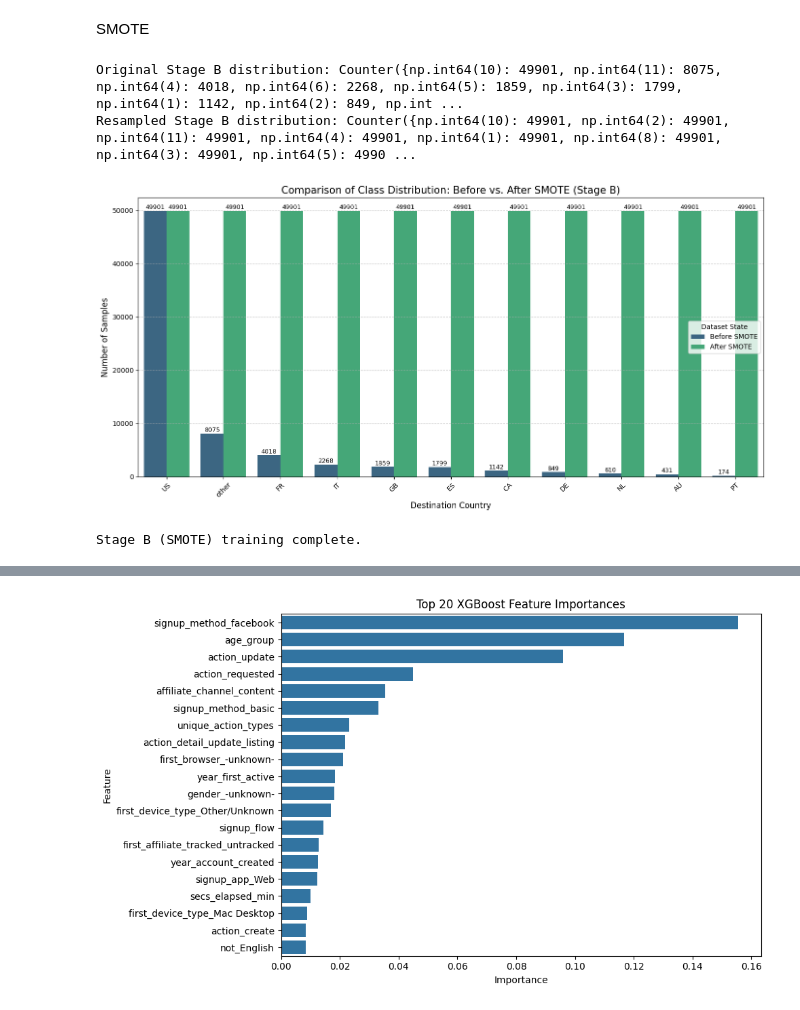
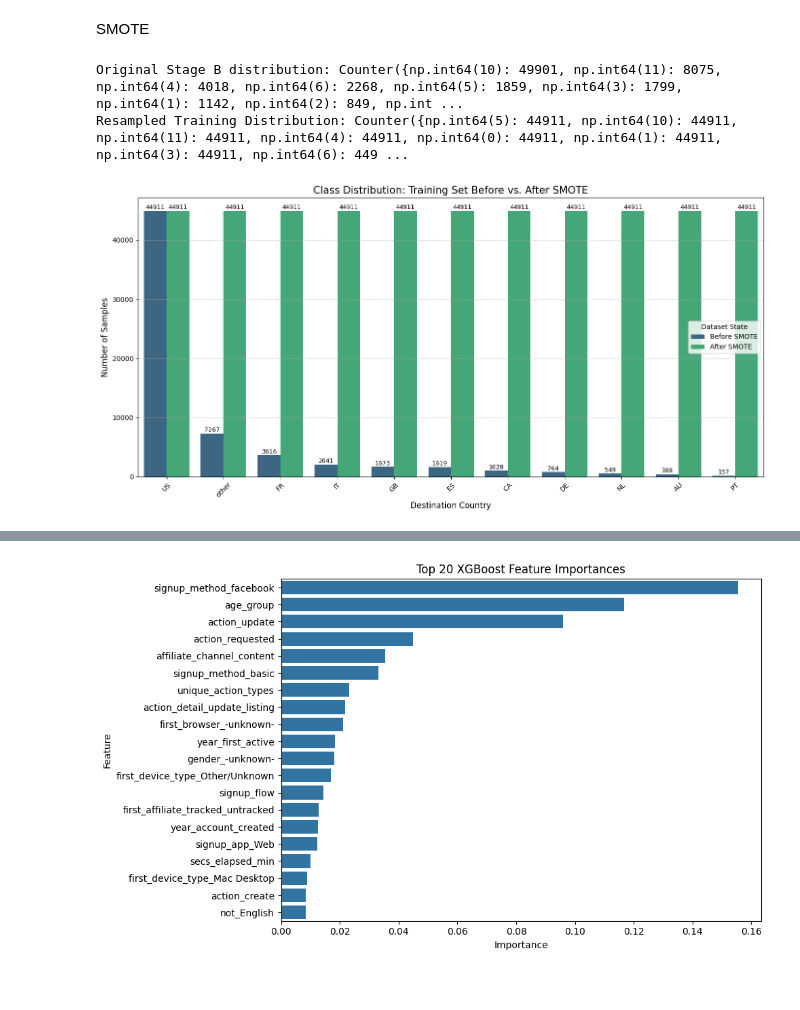
Before and after one commit to Rezacs/Airbnb, a Jupyter notebook: merged/FINAL.ipynb, the cells around one changed output, grey strips where cells are left out. Cells and saved outputs as stored; diff of their text form; code cells hidden in the pictures.

Commit message:
new  version after long time no updating github

```diff
--- a/merged/FINAL.ipynb
+++ b/merged/FINAL.ipynb
@@ -2208,7 +2208,9 @@ NDCG@5 on test: 0.7722
 SMOTE
 # %%
 from imblearn.over_sampling import SMOTE
+from sklearn.model_selection import train_test_split
 from collections import Counter
+import xgboost as xgb
 
 # 1. Filter for Booked instances only (Stage B)
 mask_booked = (y_train != ndf_code)
@@ -2217,27 +2219,47 @@ y_booked = y_train[mask_booked]
 
 print(f"Original Stage B distribution: {Counter(y_booked)}")
 
-# 2. Apply SMOTE
-# k_neighbors=5 is standard; sampling_strategy='auto' balances all classes to match the majority
+# --- CRITICAL CHANGE: SPLIT BEFORE SMOTE ---
+
+# 2. Split the data FIRST
+# We keep X_valB "clean" (no synthetic data) to test the model honestly.
+X_trB, X_valB, y_trB, y_valB = train_test_split(
+    X_booked, y_booked,
+    test_size=0.1,
+    stratify=y_booked,
+    random_state=42
+)
+
+# 3. Apply SMOTE ONLY to the Training Split (X_trB)
 smote = SMOTE(random_state=42, k_neighbors=5)
-X_res, y_res = smote.fit_resample(X_booked, y_booked)
+X_trB_res, y_trB_res = smote.fit_resample(X_trB, y_trB)
 
-print(f"Resampled Stage B distribution: {Counter(y_res)}")
+print(f"Resampled Training Distribution: {Counter(y_trB_res)}")
+
+# 4. Create DMatrices for XGBoost
+# Train on the SMOTE-enhanced data
+dtrB_smote = xgb.DMatrix(X_trB_res, label=y_trB_res)
+# Validate on the original, real data
+dvalB = xgb.DMatrix(X_valB, label=y_valB)
 # %% [output]
 Original Stage B distribution: Counter({np.int64(10): 49901, np.int64(11): 8075, np.int64(4): 4018, np.int64(6): 2268, np.int64(5): 1859, np.int64(3): 1799, np.int64(1): 1142, np.int64(2): 849, np.int ...
-Resampled Stage B distribution: Counter({np.int64(10): 49901, np.int64(2): 49901, np.int64(11): 49901, np.int64(4): 49901, np.int64(1): 49901, np.int64(8): 49901, np.int64(3): 49901, np.int64(5): 4990 ...
+Resampled Training Distribution: Counter({np.int64(5): 44911, np.int64(10): 44911, np.int64(11): 44911, np.int64(4): 44911, np.int64(0): 44911, np.int64(1): 44911, np.int64(3): 44911, np.int64(6): 449 ...
 # %%
 import pandas as pd
 import matplotlib.pyplot as plt
 import seaborn as sns
 from collections import Counter
 
-# 1. Get distributions from your variables
-dist_before = Counter(y_booked)
-dist_after = Counter(y_res)
+# --- UPDATE: Use the variables from the split/SMOTE step ---
+# y_trB     = The training labels BEFORE SMOTE
+# y_trB_res = The training labels AFTER SMOTE
+
+# 1. Get distributions
+dist_before = Counter(y_trB)
+dist_after = Counter(y_trB_res)
 
 # 2. Decode labels for the plot (using your LabelEncoder 'le')
-# We only take the classes present in Stage B (the booked ones)
+# We take the keys from the resampled data to ensure we have all classes
 booked_indices = sorted(list(dist_after.keys()))
 class_names = le.inverse_transform(booked_indices)
 
@@ -2248,67 +2270,33 @@ df_dist = pd.DataFrame({
     'After SMOTE': [dist_after.get(i, 0) for i in booked_indices]
 })
 
 # Sort by 'Before SMOTE' count so the chart is easy to read
 df_dist = df_dist.sort_values(by='Before SMOTE', ascending=False)
 
 # Melt the dataframe for Seaborn
 df_plot = df_dist.melt(id_vars='Country', var_name='Status', value_name='Count')
 
 # 4. Plot
 plt.figure(figsize=(14, 7))
 sns.barplot(data=df_plot, x='Country', y='Count', hue='Status', palette='viridis')
 
-plt.title('Comparison of Class Distribution: Before vs. After SMOTE (Stage B)', fontsize=15)
+plt.title('Class Distribution: Training Set Before vs. After SMOTE', fontsize=15)
 plt.xlabel('Destination Country', fontsize=12)
 plt.ylabel('Number of Samples', fontsize=12)
 plt.xticks(rotation=45)
 plt.grid(axis='y', linestyle='--', alpha=0.7)
 plt.legend(title='Dataset State')
 
-# Optional: Add text labels on top of bars for exact numbers
+# Optional: Add text labels on top of bars
 for p in plt.gca().patches:
     if p.get_height() > 0:
         plt.gca().annotate(f'{int(p.get_height())}',
                            (p.get_x() + p.get_width() / 2., p.get_height()),
                            ha='center', va='center', fontsize=9,
                            color='black', xytext=(0, 5),
                            textcoords='offset points')
 
 plt.tight_layout()
 plt.show()
 # %% [output]
-[figure, old version]
+[figure, new version]
-# %%
-import xgboost as xgb
-
-# --- STAGE A (Remains the same or use Undersampling as before) ---
-# ... (Assuming bstA is already trained from your previous code) ...
-
-# --- STAGE B (Trained on SMOTE Data) ---
-dtrB_smote = xgb.DMatrix(X_res, label=y_res)
-# Use a validation set that is NOT oversampled to get an honest evaluation
-X_trB, X_valB, y_trB, y_valB = train_test_split(X_booked, y_booked, test_size=0.1, stratify=y_booked, random_state=42)
-dvalB = xgb.DMatrix(X_valB, label=y_valB)
-
-paramsB = {
-    'objective': 'multi:softprob',
-    'eval_metric': 'mlogloss',
-    'tree_method': 'hist',
-    'num_class': len(le.classes_),
-    'eta': 0.05,
-    'max_depth': 6,
-    'random_state': 42
-}
-
-bstB_smote = xgb.train(
-    params=paramsB,
-    dtrain=dtrB_smote,
-    num_boost_round=500,
-    evals=[(dvalB, 'val')],
-    early_stopping_rounds=20,
-    verbose_eval=False
-)
-
-print("Stage B (SMOTE) training complete.")
-# %% [output]
-Stage B (SMOTE) training complete.
```
Also changed, not shown: parts of 11 cells of this notebook, 7 other files.
